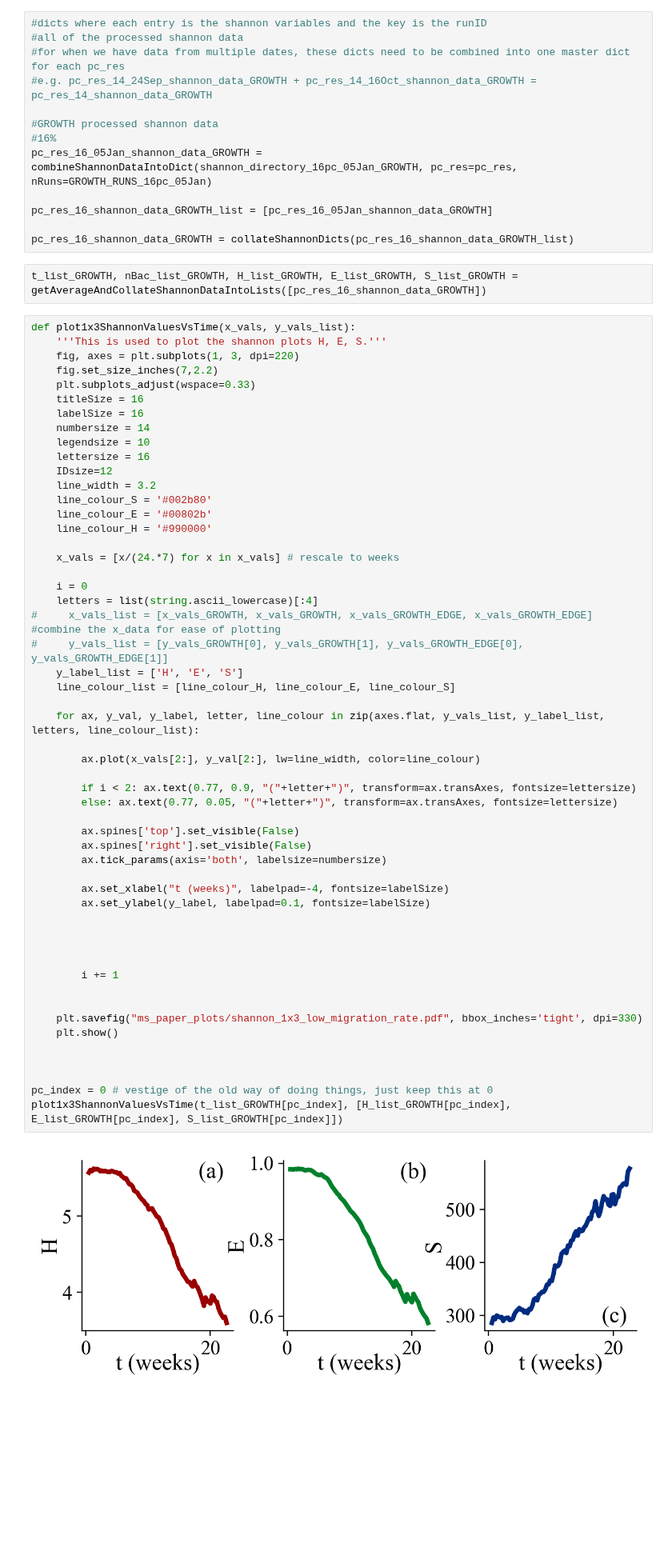
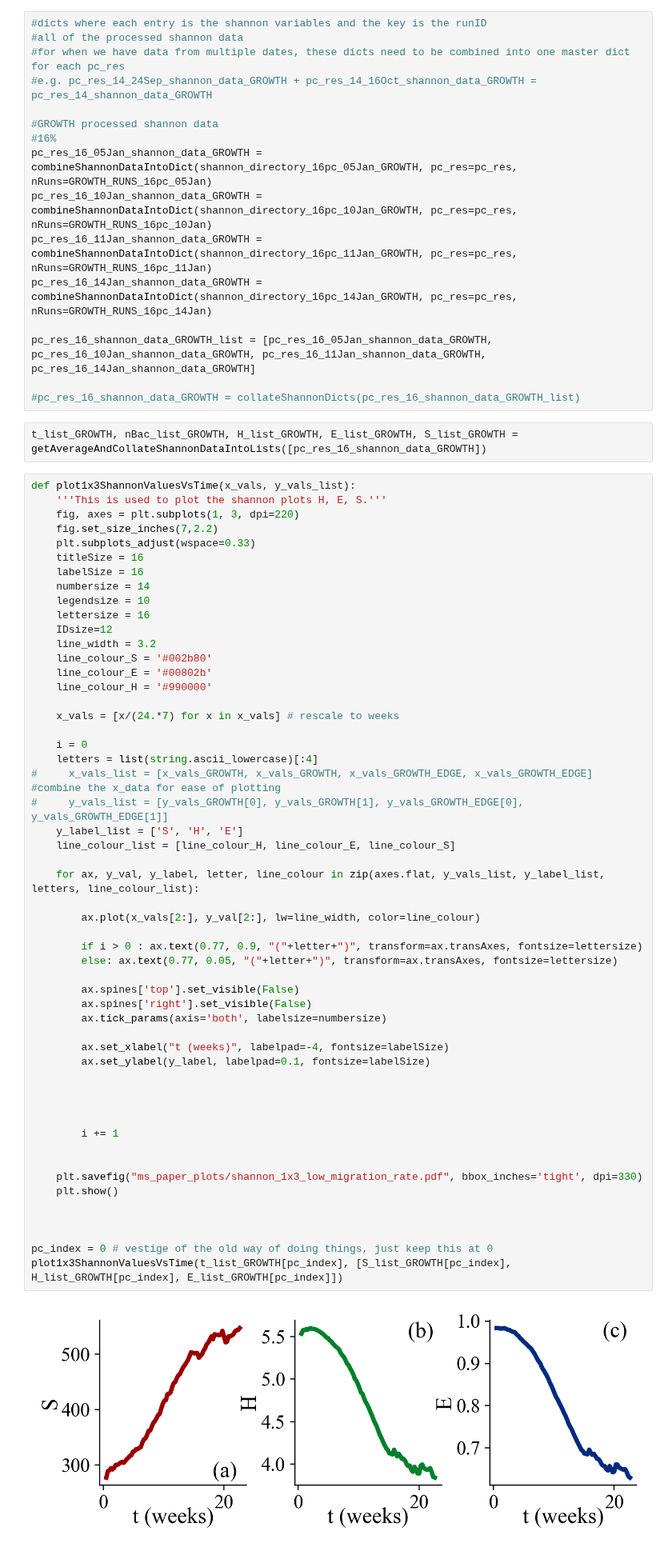
Before and after one commit to patricksinclair/multispecies_postprocessing, a Jupyter notebook: geno_distbs/varying_susceps/multispecies_shannon_plotter_v2.ipynb, the cells around one changed output. Shown at 80% size. Drawn from its saved outputs; the diff is of its cells as text; blank space fills up the shorter version.

```diff
--- a/geno_distbs/varying_susceps/multispecies_shannon_plotter_v2.ipynb
+++ b/geno_distbs/varying_susceps/multispecies_shannon_plotter_v2.ipynb
@@ -152,10 +161,13 @@ def getAverageAndCollateShannonDataIntoLists(shannon_data_dict_list):
 #GROWTH processed shannon data
 #16%
 pc_res_16_05Jan_shannon_data_GROWTH = combineShannonDataIntoDict(shannon_directory_16pc_05Jan_GROWTH, pc_res=pc_res, nRuns=GROWTH_RUNS_16pc_05Jan)
+pc_res_16_10Jan_shannon_data_GROWTH = combineShannonDataIntoDict(shannon_directory_16pc_10Jan_GROWTH, pc_res=pc_res, nRuns=GROWTH_RUNS_16pc_10Jan)
+pc_res_16_11Jan_shannon_data_GROWTH = combineShannonDataIntoDict(shannon_directory_16pc_11Jan_GROWTH, pc_res=pc_res, nRuns=GROWTH_RUNS_16pc_11Jan)
+pc_res_16_14Jan_shannon_data_GROWTH = combineShannonDataIntoDict(shannon_directory_16pc_14Jan_GROWTH, pc_res=pc_res, nRuns=GROWTH_RUNS_16pc_14Jan)
 
-pc_res_16_shannon_data_GROWTH_list = [pc_res_16_05Jan_shannon_data_GROWTH]
+pc_res_16_shannon_data_GROWTH_list = [pc_res_16_05Jan_shannon_data_GROWTH, pc_res_16_10Jan_shannon_data_GROWTH, pc_res_16_11Jan_shannon_data_GROWTH, pc_res_16_14Jan_shannon_data_GROWTH]
 
-pc_res_16_shannon_data_GROWTH = collateShannonDicts(pc_res_16_shannon_data_GROWTH_list)
+#pc_res_16_shannon_data_GROWTH = collateShannonDicts(pc_res_16_shannon_data_GROWTH_list)
 # %%
 t_list_GROWTH, nBac_list_GROWTH, H_list_GROWTH, E_list_GROWTH, S_list_GROWTH = getAverageAndCollateShannonDataIntoLists([pc_res_16_shannon_data_GROWTH])
 # %%
@@ -181,35 +193,35 @@ def plot1x3ShannonValuesVsTime(x_vals, y_vals_list):
     letters = list(string.ascii_lowercase)[:4]
 #     x_vals_list = [x_vals_GROWTH, x_vals_GROWTH, x_vals_GROWTH_EDGE, x_vals_GROWTH_EDGE] #combine the x_data for ease of plotting
 #     y_vals_list = [y_vals_GROWTH[0], y_vals_GROWTH[1], y_vals_GROWTH_EDGE[0], y_vals_GROWTH_EDGE[1]]
-    y_label_list = ['H', 'E', 'S']
+    y_label_list = ['S', 'H', 'E']
     line_colour_list = [line_colour_H, line_colour_E, line_colour_S]
 
     for ax, y_val, y_label, letter, line_colour in zip(axes.flat, y_vals_list, y_label_list, letters, line_colour_list):
 
         ax.plot(x_vals[2:], y_val[2:], lw=line_width, color=line_colour)
 
-        if i < 2: ax.text(0.77, 0.9, "("+letter+")", transform=ax.transAxes, fontsize=lettersize)
+        if i > 0 : ax.text(0.77, 0.9, "("+letter+")", transform=ax.transAxes, fontsize=lettersize)
         else: ax.text(0.77, 0.05, "("+letter+")", transform=ax.transAxes, fontsize=lettersize)
 
         ax.spines['top'].set_visible(False)
         ax.spines['right'].set_visible(False)
         ax.tick_params(axis='both', labelsize=numbersize)
 
         ax.set_xlabel("t (weeks)", labelpad=-4, fontsize=labelSize)
         ax.set_ylabel(y_label, labelpad=0.1, fontsize=labelSize)
 
 
 
 
         i += 1
 
 
     plt.savefig("ms_paper_plots/shannon_1x3_low_migration_rate.pdf", bbox_inches='tight', dpi=330)
     plt.show()
 
 
 
 pc_index = 0 # vestige of the old way of doing things, just keep this at 0
-plot1x3ShannonValuesVsTime(t_list_GROWTH[pc_index], [H_list_GROWTH[pc_index], E_list_GROWTH[pc_index], S_list_GROWTH[pc_index]])
+plot1x3ShannonValuesVsTime(t_list_GROWTH[pc_index], [S_list_GROWTH[pc_index], H_list_GROWTH[pc_index], E_list_GROWTH[pc_index]])
 # %% [output]
-[figure, old version]
+[figure, new version]
```
Also changed, not shown: parts of 5 cells of this notebook, 7 other files.
